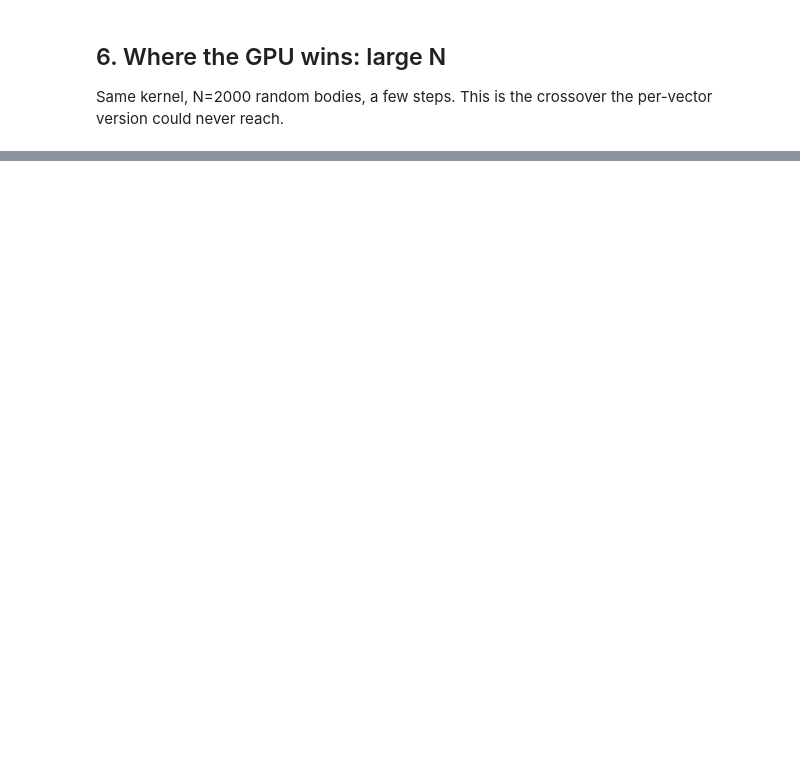
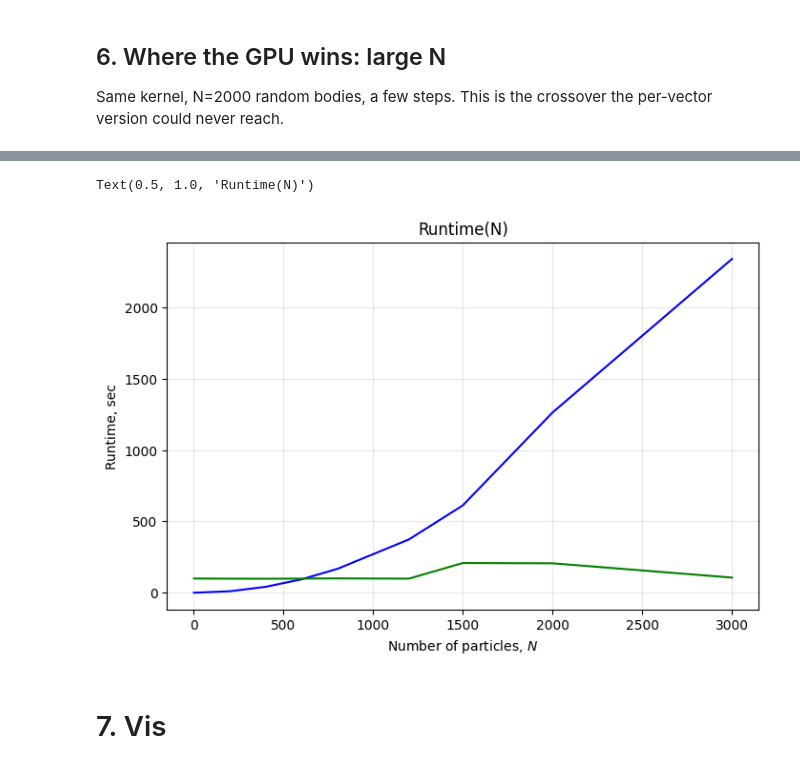
Before and after one commit to Sirine-Chi/N-Body-Matrix, a Jupyter notebook: nbody/test.ipynb, the cells around one changed output, grey strips where cells are left out. Cells and saved outputs as stored; diff of their text form; code cells hidden in the pictures; blank space fills up the shorter version.

```diff
--- a/nbody/test.ipynb
+++ b/nbody/test.ipynb
@@ -153,0 +155,27 @@ N=2000:  numpy 1.948 s   torch 0.323 s   speedup x6.0
+# %%
+def test_np(N):
+    p = rng.normal(0, 10, (N, 3)); v = np.zeros((N, 3)); m = rng.uniform(0.1, 1, N)
+    t0 = perf_counter()
+    run(np, p.copy(), v.copy(), m, steps_big, h, G)
+    t_np_big = perf_counter() - t0
+
+    return t_np_big
+
+def test_torch(N):
+    pt = torch.tensor(p, dtype=torch.float32, device=device)
+    vt = torch.tensor(v, dtype=torch.float32, device=device)
+    mt = torch.tensor(m, dtype=torch.float32, device=device)
+
+    sync(); t0 = perf_counter()
+    run(torch, pt, vt, mt, steps_big, h, G)
+    sync()
+    t_t_big = perf_counter() - t0
+
+    return t_t_big
+# %%
+steps_big = 10000
+
+np_l = []
+torch_l = []
+
+n_vals = list( range(2, 1000, 200) ) + [1200, 1500, 2000, 3000]
@@ -153,0 +186,4 @@ N=2000:  numpy 1.948 s   torch 0.323 s   speedup x6.0
+# %%
+for N in n_vals:
+    np_l.append( test_np(N) )
+    torch_l.append( test_torch(N) )
@@ -153,0 +198,17 @@ N=2000:  numpy 1.948 s   torch 0.323 s   speedup x6.0
+# %%
+import matplotlib.pyplot as plt
+
+plt.figure(figsize=(8, 5))
+plt.grid(True, alpha=0.3)
+
+plt.plot(n_vals, np_l, label='np', color='blue')
+plt.plot(n_vals, torch_l, label='torch', color='green')
+
+plt.xlabel(r'Number of particles, $N$')
+plt.ylabel('Runtime, sec')
+plt.title('Runtime(N)')
+# %% [output]
+Text(0.5, 1.0, 'Runtime(N)')
+[figure, added]
+# %% [markdown]
+# 7. Vis
```
Also changed, not shown: parts of 9 cells of this notebook, 9 other files.
